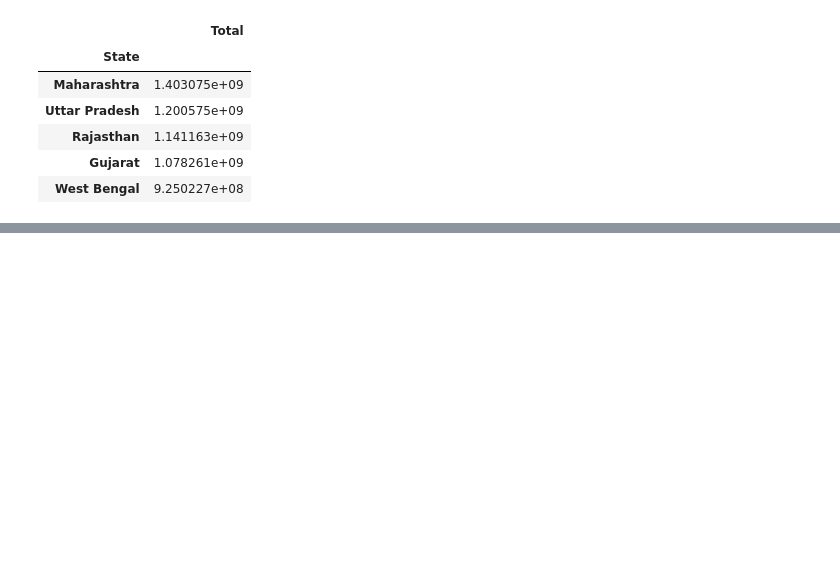
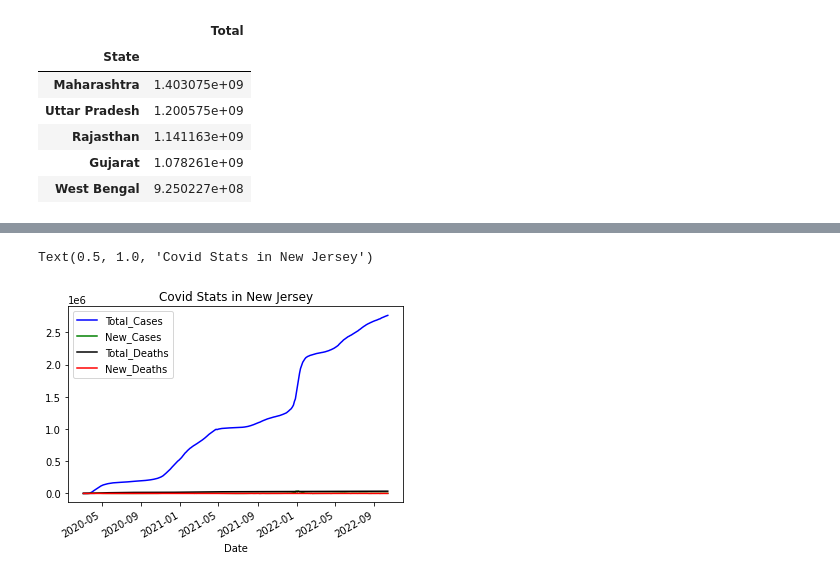
Before and after one commit to SuryARavichan/PYTHON-FOR-DATA-SCIENCE-BDA-, a Jupyter notebook: session10.ipynb, the cells around one changed output, grey strips where cells are left out. Drawn from its saved outputs; the diff is of its cells as text; code cells hidden in the pictures; blank space fills up the shorter version.

```diff
--- a/session10.ipynb
+++ b/session10.ipynb
@@ -132,0 +251,14 @@ See the caveats in the documentation: https://pandas.pydata.org/pandas-docs/stab
+# %%
+dfNYS = dfNY[~dfNY.State.str.contains('NYC')]
+dfNYC = dfNY[(dfNY['State'].str.contains('NYC', na=False))]
+dfNJ = dfTRI[(dfTRI['State'].str.contains('NJ', na=False))]
+dfCT = dfTRI[(dfTRI['State'].str.contains('CT', na=False))]
+ax = plt.gca()
+dfNJ.plot(kind='line', x='Date', y='Total_Cases', color='blue', ax=ax)
+dfNJ.plot(kind='line', x='Date', y='New_Cases', color='green', ax=ax)
+dfNJ.plot(kind='line', x='Date', y='Total_Deaths', color='black', ax=ax)
+dfNJ.plot(kind='line', x='Date', y='New_Deaths', color='red', ax=ax)
+plt.title('Covid Stats in New Jersey')
+# %% [output]
+Text(0.5, 1.0, 'Covid Stats in New Jersey')
+[figure, added]
```
Also changed, not shown: parts of 11 cells of this notebook.
